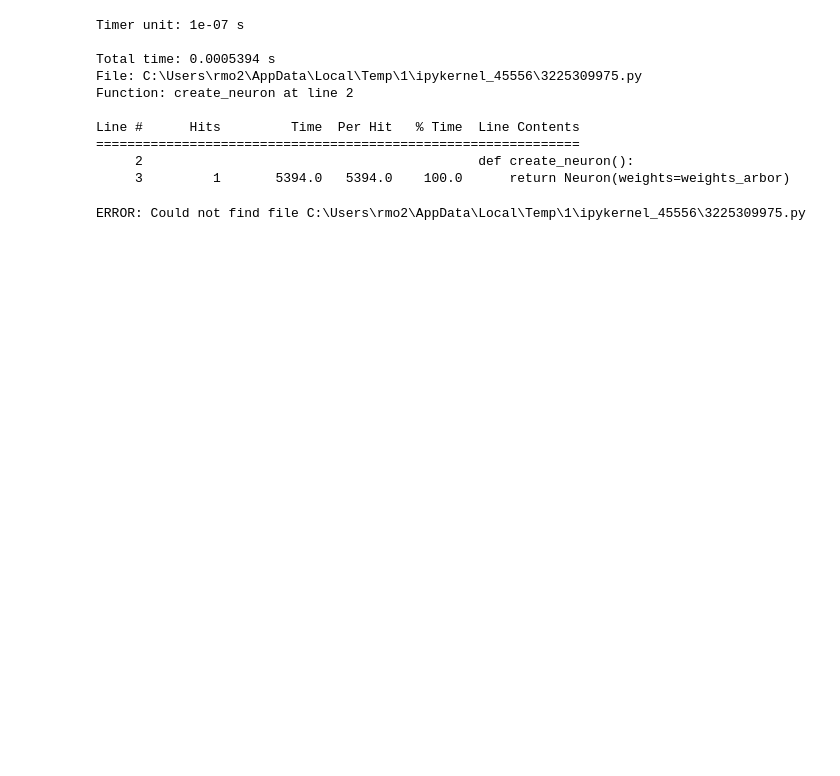
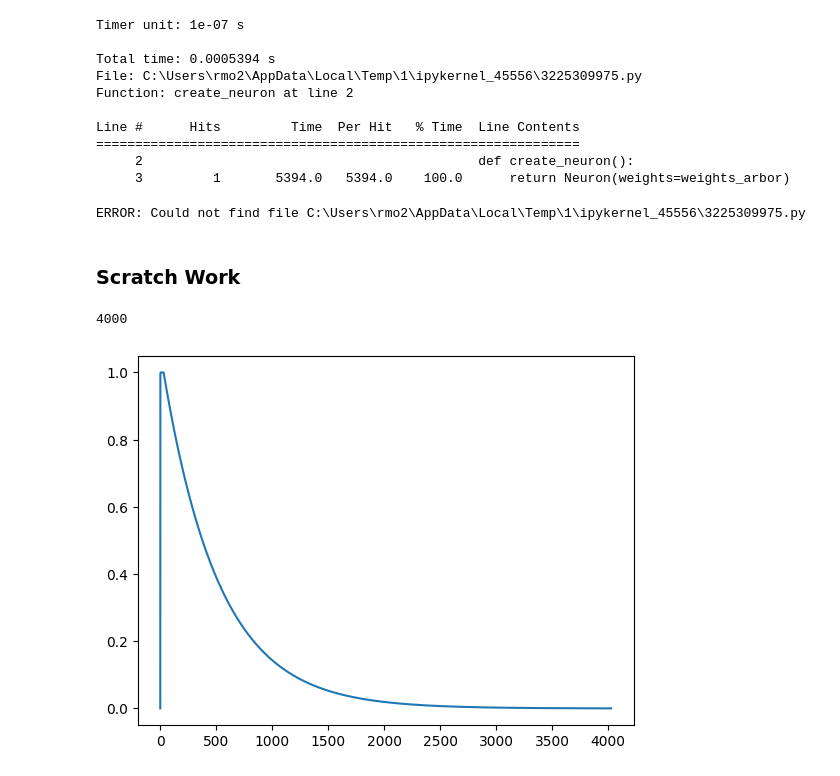
Before and after one commit to ryangitsit/slim_soens, a Jupyter notebook: profiler.ipynb, the cells around one changed output. Saved outputs shown, nothing was run; the diff lists cells and outputs as text; code cells hidden in the pictures; blank space fills up the shorter version.

Commit message:
synaptic flux add, simulation file started

```diff
--- a/profiler.ipynb
+++ b/profiler.ipynb
@@ -34,3 +34,5 @@ Line #      Hits         Time  Per Hit   % Time  Line Contents
 %mprun -f create_neuron create_neuron()
 # %% [output]
 ERROR: Could not find file C:\Users\rmo2\AppData\Local\Temp\1\ipykernel_45556\3225309975.py
+# %% [markdown]
+### Scratch Work
@@ -36,0 +41,23 @@ ERROR: Could not find file C:\Users\rmo2\AppData\Local\Temp\1\ipykernel_45556\32
+# %%
+
+def generic_synaptic_event(dt):
+    tau_rise         = 0.02/dt
+    tau_fall         = 50/dt
+    hotspot_duration = 3
+    hotspot          = int(hotspot_duration/dt)
+    spd_duration     = int(8*tau_fall)
+
+    flux_rise = [(1-np.exp(-t/tau_rise))
+                 for t in range(hotspot)]
+
+    flux_fall = [(1-np.exp(-hotspot/tau_rise))*np.exp(-(t-hotspot)/tau_fall)
+                 for t in range(hotspot,hotspot+spd_duration)]
+
+    return np.concatenate([flux_rise,flux_fall])
+
+flux_spd = generic_synaptic_event(0.1)
+plt.plot(flux_spd)
+plt.show()
+# %% [output]
+4000
+[figure, added]
```
Also changed, not shown: parts of 3 cells of this notebook, 5 other files.
